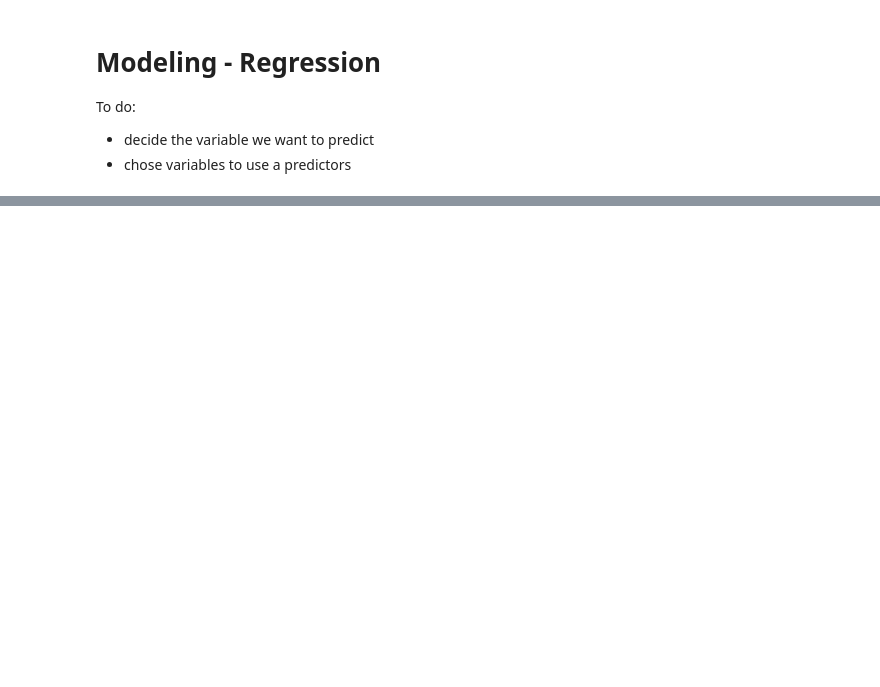
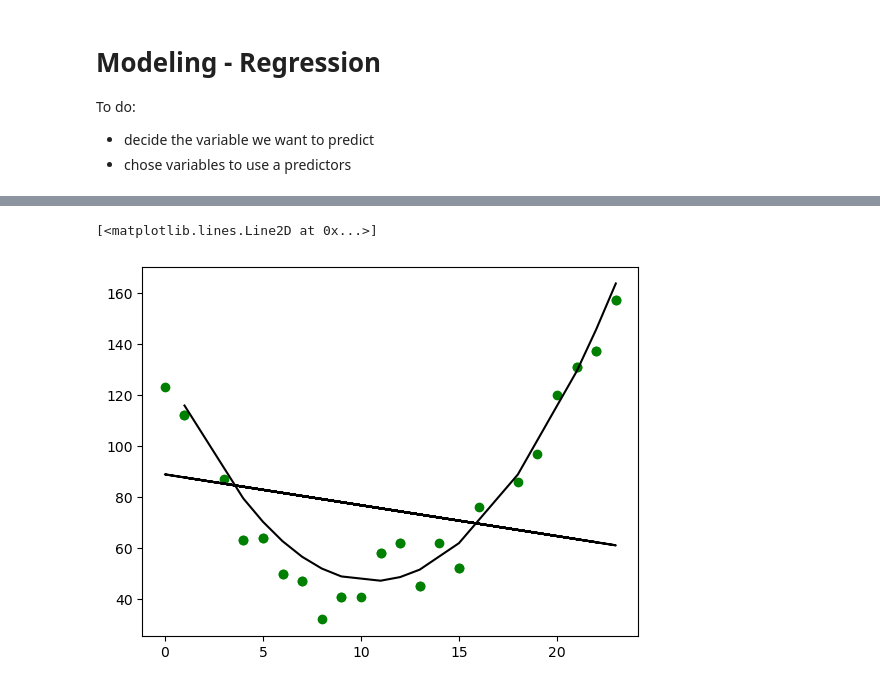
Before and after one commit to gbd2/deep23, a Jupyter notebook: crime_workshop10_1.ipynb, the cells around one changed output, grey strips where cells are left out. Saved outputs shown, nothing was run; the diff lists cells and outputs as text; code cells hidden in the pictures; blank space fills up the shorter version.

```diff
--- a/crime_workshop10_1.ipynb
+++ b/crime_workshop10_1.ipynb
@@ -407,8 +401,8 @@ sns.countplot(crime_df_burglary, x="Hour").set_title('Robbery')
 Text(0.5, 1.0, 'Robbery')
 [figure]
 # %%
-crime_df_robbery = crime_df[crime_df["Offense_Type"] == "Murder"]
-sns.countplot(crime_df_robbery, x="Hour").set_title('Murder')
+crime_df_murder = crime_df[crime_df["Offense_Type"] == "Murder"]
+sns.countplot(crime_df_murder, x="Hour").set_title('Murder')
 # %% [output]
 Text(0.5, 1.0, 'Murder')
 [figure]
@@ -419,3 +413,71 @@ To do:
 
 - decide the variable we want to predict
 - chose variables to use a predictors
+# %%
+# Murder Regression
+from sklearn.model_selection import train_test_split
+from sklearn.linear_model import LinearRegression
+from sklearn.preprocessing import PolynomialFeatures
+from sklearn import metrics
+
+X = pd.DataFrame()
+y = pd.DataFrame()
+X["Hour"] = range(0,24)
+
+freqlist = []
+for i in range(24):
+    freqlist.append(crime_df_murder[crime_df_murder["Hour"] == i].shape[0])
+
+y["Number_Crimes"] = freqlist
+
+model = LinearRegression()
+poly_reg_model = LinearRegression()
+poly = PolynomialFeatures(degree=2, include_bias=False)
+
+#model.fit(X_train, y_train)
+#predictions = model.predict(X_test)
+
+# min_rmse = float('inf')
+# best = 0
+# for i in range(1,10):
+#     rmse_mean = 0
+#     current_test_size = .1*i
+#     for j in range(250):
+#         X_train, X_test, y_train, y_test = train_test_split(X, y, test_size=0.6)
+#         poly_features = poly.fit_transform(X_train['Hour'].values.reshape(-1, 1))
+#         poly_reg_model.fit(poly_features, y_train)
+#         predictions_poly = poly_reg_model.predict(poly.fit_transform(X_test['Hour'].values.reshape(-1, 1)))
+#         mse = metrics.mean_squared_error(y_test, predictions_poly)
+#         rmse_mean += np.sqrt(mse)
+#     rmse_mean /= 100
+#     if rmse_mean < min_rmse:
+#         min_rmse = rmse_mean
+#         best = current_test_size
+
+# print(best)
+
+# Linear Regression (not good for this)
+X_train, X_test, y_train, y_test = train_test_split(X, y, test_size=.8)
+model.fit(X_train, y_train)
+predictions = model.predict(X_test)
+
+mse = metrics.mean_squared_error(y_test, predictions)
+rmse = np.sqrt(mse)
+print(y_test,"\n", predictions)
+
+plt.scatter(X_test['Hour'], y_test, color='g')
+plt.plot(X_test['Hour'], predictions, color="k")
+plt.show
+
+# Nonlinear regression
+X_train, X_test, y_train, y_test = train_test_split(X, y, test_size=0.8)
+poly_features = poly.fit_transform(X_train['Hour'].values.reshape(-1, 1))
+poly_reg_model.fit(poly_features, y_train)
+predictions_poly = poly_reg_model.predict(poly.fit_transform(X_test['Hour'].values.reshape(-1, 1)))
+mse = metrics.mean_squared_error(y_test, predictions_poly)
+rmse = np.sqrt(mse)
+
+sorted_index_poly = X_test['Hour'].argsort()
+plt.scatter(X_test['Hour'], y_test, color='g')
+plt.plot(X_test['Hour'].iloc[sorted_index_poly], predictions_poly[sorted_index_poly], color="k")
+# %% [output]
@@ -421,0 +501,2 @@ To do:
+[<matplotlib.lines.Line2D at 0x...>]
+[figure, added]
```
Also changed, not shown: parts of 13 cells of this notebook.
